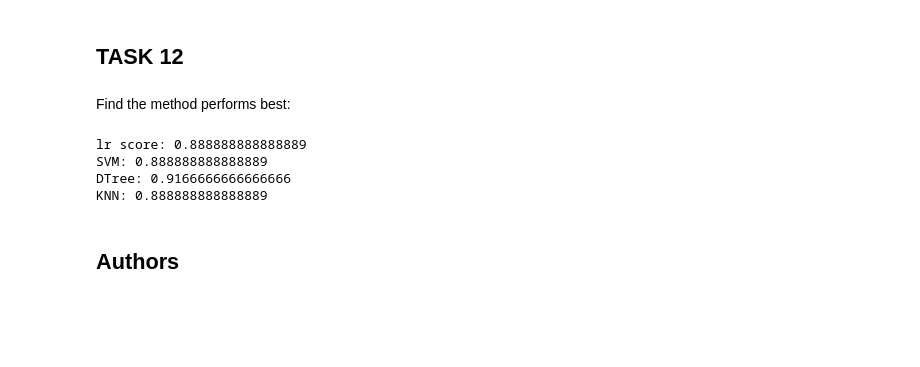
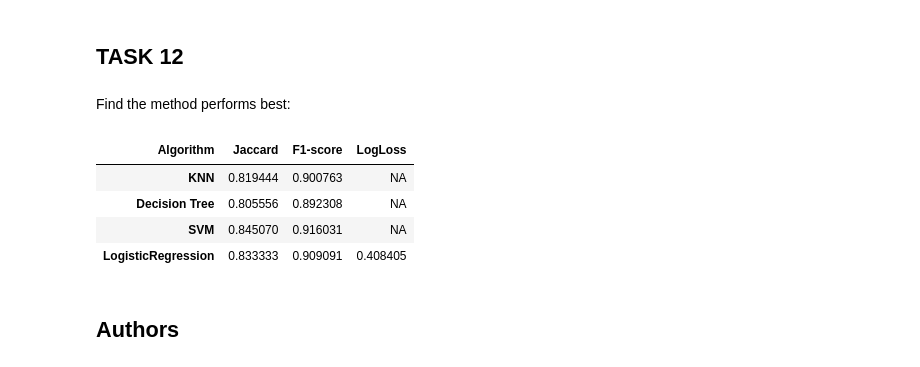
Before and after one commit to b69804/Applied_Data_Capstone_SpaceX, a Jupyter notebook: Machine Learning Predictions.ipynb, the cells around one changed output. Cells and saved outputs as stored; diff of their text form; code cells hidden in the pictures; blank space fills up the shorter version.

```diff
--- a/Machine Learning Predictions.ipynb
+++ b/Machine Learning Predictions.ipynb
@@ -135,5 +131,6 @@ Standardize the data in <code>X</code> then reassign it to the variable  <code>X
 # %%
 # students get this
 transform = preprocessing.StandardScaler()
-# %%
-X = preprocessing.StandardScaler().fit(X).transform(X)
+# %%
+X = transform.fit_transform(X)
+X[0:1]
@@ -326,16 +338,45 @@ plot_confusion_matrix(Y_test,yhat)
 ## TASK  12
 # %% [markdown]
 Find the method performs best:
-# %%
-print('lr score:', f1_score_lr)
-print('SVM:', f1_score_svm)
-print('DTree:',f1_score_tree)
-print('KNN:', f1_score_knn)
-# %% [output]
-lr score: 0.888888888888889
-SVM: 0.888888888888889
-DTree: 0.9166666666666666
-KNN: 0.888888888888889
+# %%
+from sklearn.metrics import jaccard_score
+from sklearn.metrics import f1_score
+from sklearn.metrics import log_loss
+
+knn_yhat = knn_cv.predict(X)
+knn_f1 = f1_score(Y, knn_yhat)
+knn_jaccard = jaccard_score(Y, knn_yhat)
+
+tree_yhat = tree_cv.predict(X)
+tree_f1 = f1_score(Y, tree_yhat)
+tree_jaccard = jaccard_score(Y, tree_yhat)
+
+svm_yhat = svm_cv.predict(X)
+svm_f1 = f1_score(Y, svm_yhat)
+svm_jaccard = jaccard_score(Y, svm_yhat)
+
+lr_yhat = logreg_cv.predict(X)
+lr_f1 = f1_score(Y, lr_yhat)
+lr_jaccard = jaccard_score(Y, lr_yhat)
+lr_proba = logreg_cv.predict_proba(X)
+lr_logloss = log_loss(Y, lr_proba)
+
+f1 = [knn_f1, tree_f1, svm_f1, lr_f1]
+jac = [knn_jaccard, tree_jaccard, svm_jaccard, lr_jaccard]
+ll = ['NA', 'NA', 'NA', lr_logloss]
+
+df = pd.DataFrame(jac, index=['KNN', 'Decision Tree', 'SVM', 'LogisticRegression'])
+df.columns = ['Jaccard']
+df.insert(loc = 1, column='F1-score', value=f1)
+df.insert(loc = 2, column='LogLoss', value=ll)
+df.columns.name = 'Algorithm'
+df
+# %% [output]
+| Algorithm | Jaccard | F1-score | LogLoss |
+| KNN | 0.819444 | 0.900763 | NA |
+| Decision Tree | 0.805556 | 0.892308 | NA |
+| SVM | 0.845070 | 0.916031 | NA |
+| LogisticRegression | 0.833333 | 0.909091 | 0.408405 |
 # %% [markdown]
 ## Authors
 # %% [markdown]
```
Also changed, not shown: parts of 18 cells of this notebook.
